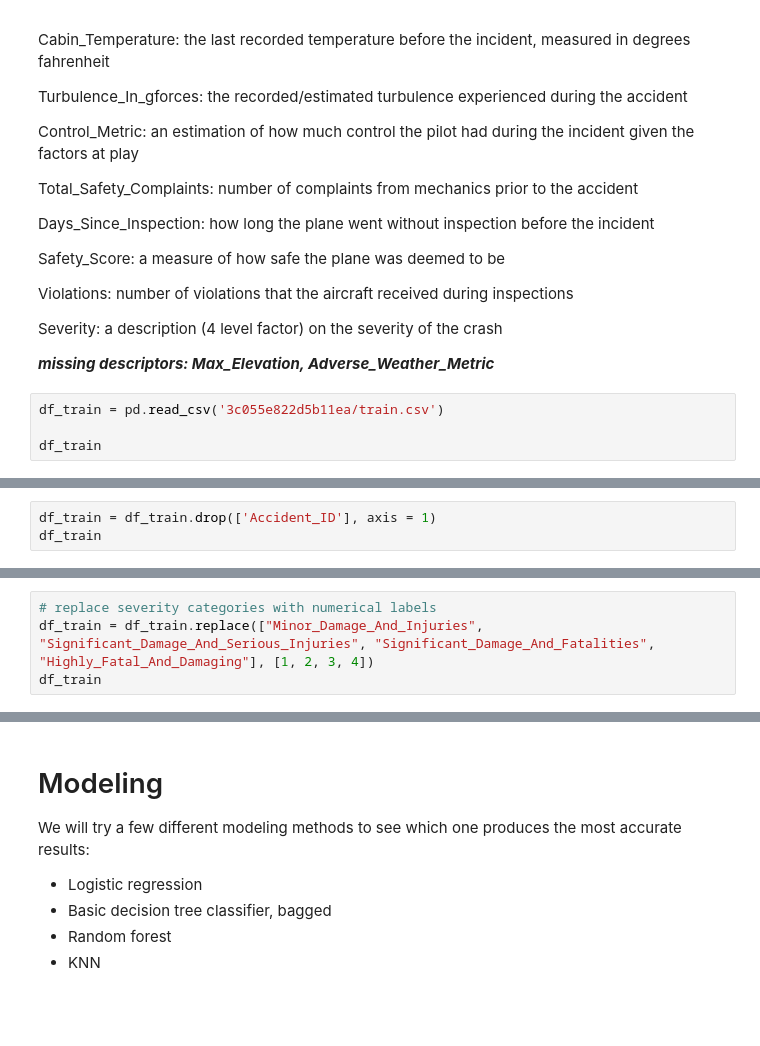
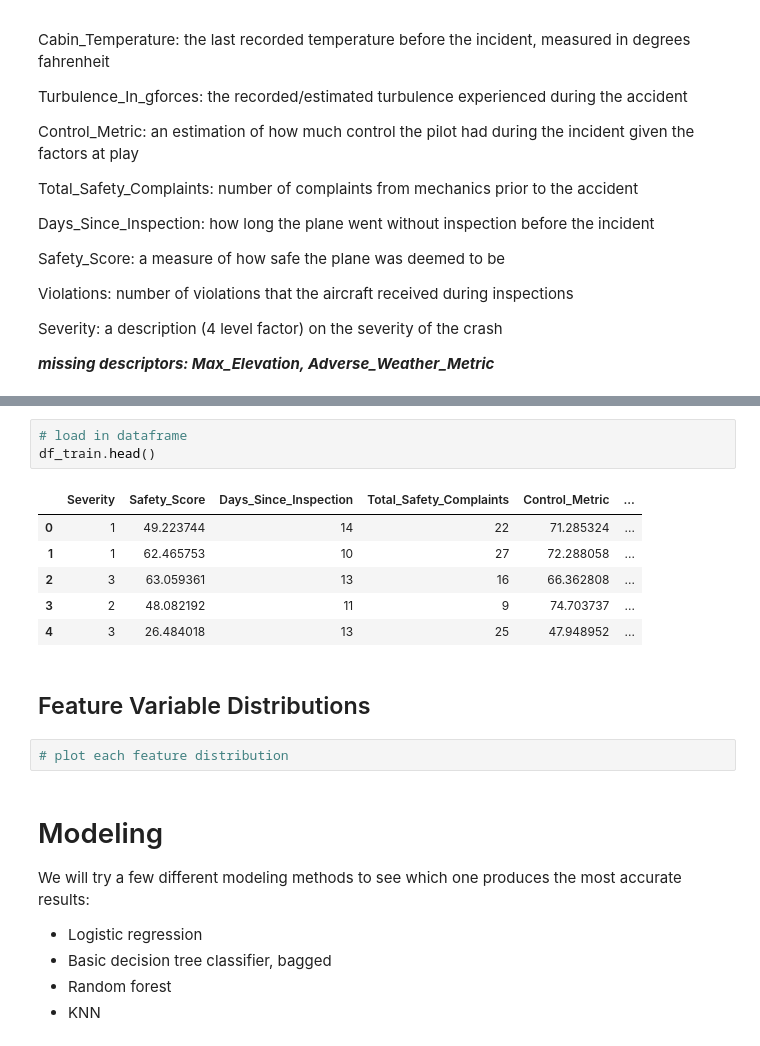
Before and after one commit to dalayne95/airplane-crash-predictor, a Jupyter notebook: project_notebook.ipynb, the cells around one changed output, grey strips where cells are left out. Cells and saved outputs as stored; diff of their text form; blank space fills up the shorter version.

```diff
--- a/project_notebook.ipynb
+++ b/project_notebook.ipynb
@@ -73,7 +75,3 @@ Violations: number of violations that the aircraft received during inspections
 Severity: a description (4 level factor) on the severity of the crash
 
 ***missing descriptors: Max_Elevation, Adverse_Weather_Metric***
-# %%
-df_train = pd.read_csv('3c055e822d5b11ea/train.csv')
-
-df_train
@@ -94,3 +77,0 @@ df_train
-# %%
-df_train = df_train.drop(['Accident_ID'], axis = 1)
-df_train
@@ -111,4 +77,0 @@ df_train
-# %%
-# replace severity categories with numerical labels
-df_train = df_train.replace(["Minor_Damage_And_Injuries", "Significant_Damage_And_Serious_Injuries", "Significant_Damage_And_Fatalities", "Highly_Fatal_And_Damaging"], [1, 2, 3, 4])
-df_train
@@ -153,3 +78,17 @@ abs(X_train.corr()) > 0.75
+# %%
+# load in dataframe
+df_train.head()
+# %% [output]
+|  | Severity | Safety_Score | Days_Since_Inspection | Total_Safety_Complaints | Control_Metric | ... |
+| 0 | 1 | 49.223744 | 14 | 22 | 71.285324 | ... |
+| 1 | 1 | 62.465753 | 10 | 27 | 72.288058 | ... |
+| 2 | 3 | 63.059361 | 13 | 16 | 66.362808 | ... |
+| 3 | 2 | 48.082192 | 11 | 9 | 74.703737 | ... |
+| 4 | 3 | 26.484018 | 13 | 25 | 47.948952 | ... |
+# %% [markdown]
+## Feature Variable Distributions
+# %%
+# plot each feature distribution
 # %% [markdown]
 # Modeling
 
```
Also changed, not shown: parts of 24 cells of this notebook, 1 other file.
